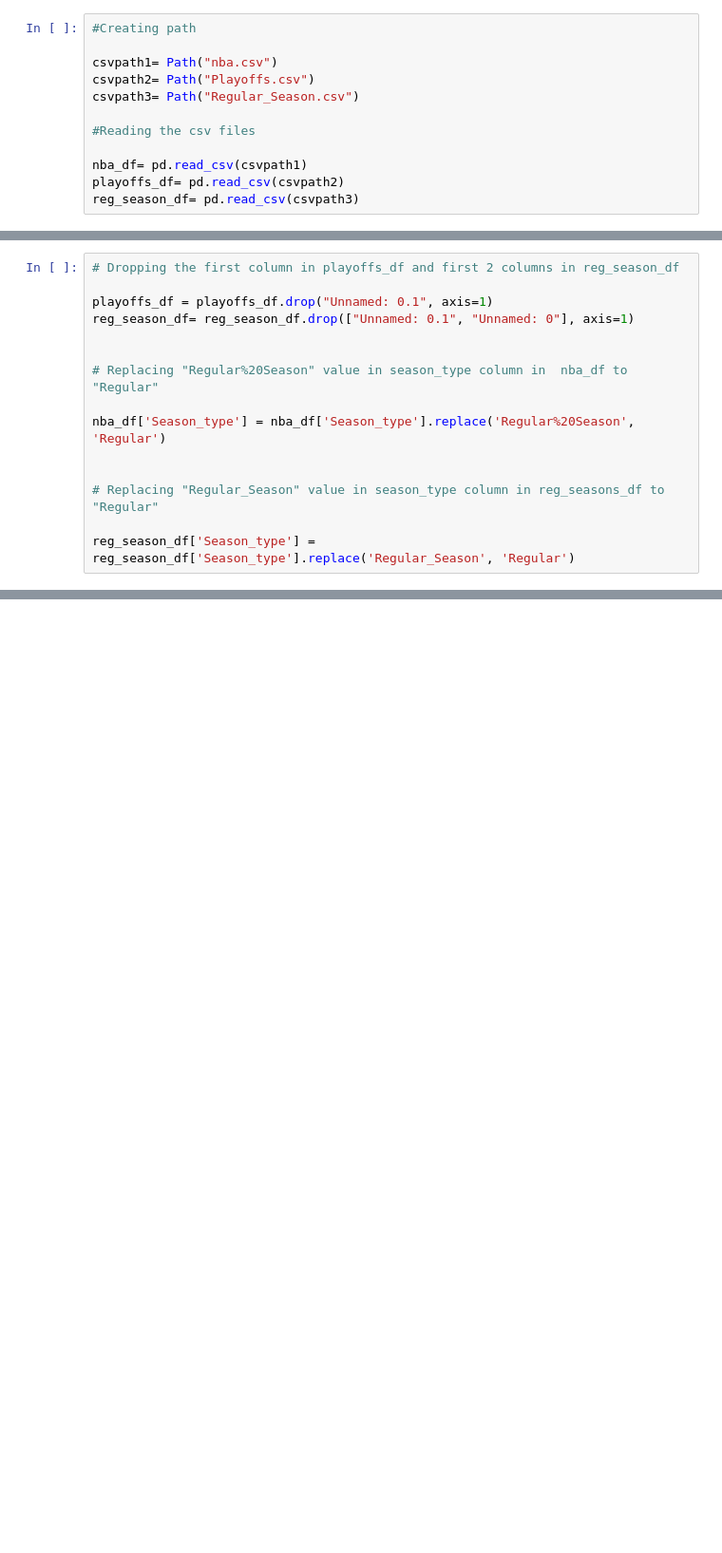
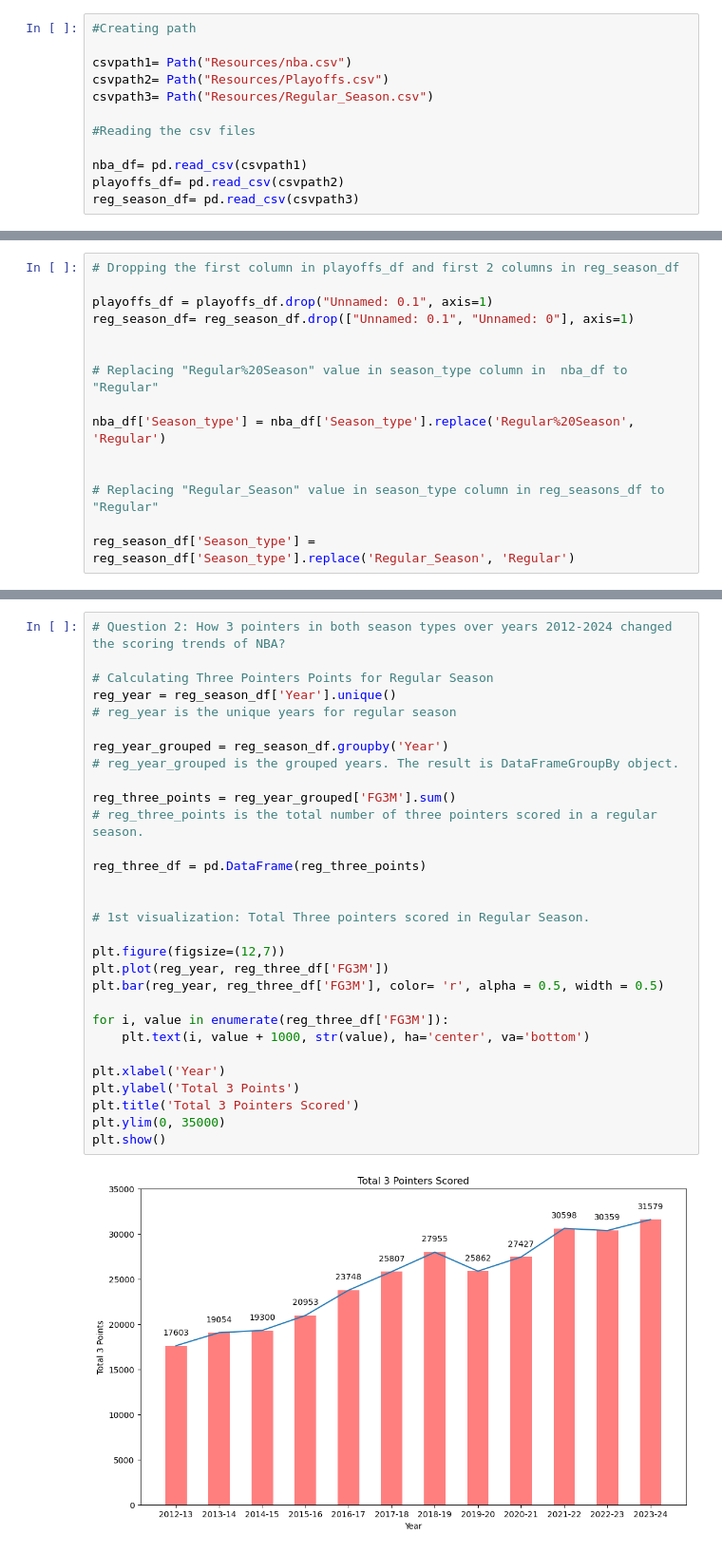
Before and after one commit to singhashishpal/Project_NBA, a Jupyter notebook: NBA Dataset/NBA.ipynb, the cells around one changed output, grey strips where cells are left out. Shown at 95% size. Cells and saved outputs as stored; diff of their text form; blank space fills up the shorter version.

Commit message:
Changes to the structure --> Created Resources folder for the csv files
Also added changes to question 2 (by ashish).

```diff
--- a/NBA Dataset/NBA.ipynb
+++ b/NBA Dataset/NBA.ipynb
@@ -11,9 +11,9 @@ import requests
 # %%
 #Creating path
 
-csvpath1= Path("nba.csv")
-csvpath2= Path("Playoffs.csv")
-csvpath3= Path("Regular_Season.csv")
+csvpath1= Path("Resources/nba.csv")
+csvpath2= Path("Resources/Playoffs.csv")
+csvpath3= Path("Resources/Regular_Season.csv")
 
 #Reading the csv files
 
@@ -117,3 +116,32 @@ plt.show()
 # %% [output]
 [figure]
 <Figure size 640x480 with 0 Axes>
+# %%
+# Question 2: How 3 pointers in both season types over years 2012-2024 changed the scoring trends of NBA?
+
+# Calculating Three Pointers Points for Regular Season
+reg_year = reg_season_df['Year'].unique()                                       # reg_year is the unique years for regular season
+
+reg_year_grouped = reg_season_df.groupby('Year')                                # reg_year_grouped is the grouped years. The result is DataFrameGroupBy object.
+
+reg_three_points = reg_year_grouped['FG3M'].sum()                               # reg_three_points is the total number of three pointers scored in a regular season.
+
+reg_three_df = pd.DataFrame(reg_three_points)
+
+
+# 1st visualization: Total Three pointers scored in Regular Season.
+
+plt.figure(figsize=(12,7))
+plt.plot(reg_year, reg_three_df['FG3M'])
+plt.bar(reg_year, reg_three_df['FG3M'], color= 'r', alpha = 0.5, width = 0.5)
+
+for i, value in enumerate(reg_three_df['FG3M']):
+    plt.text(i, value + 1000, str(value), ha='center', va='bottom')
+
+plt.xlabel('Year')
+plt.ylabel('Total 3 Points')
+plt.title('Total 3 Pointers Scored')
+plt.ylim(0, 35000)
+plt.show()
+# %% [output]
+[figure, added]
```
Also changed, not shown: parts of 3 cells of this notebook, 6 other files.
